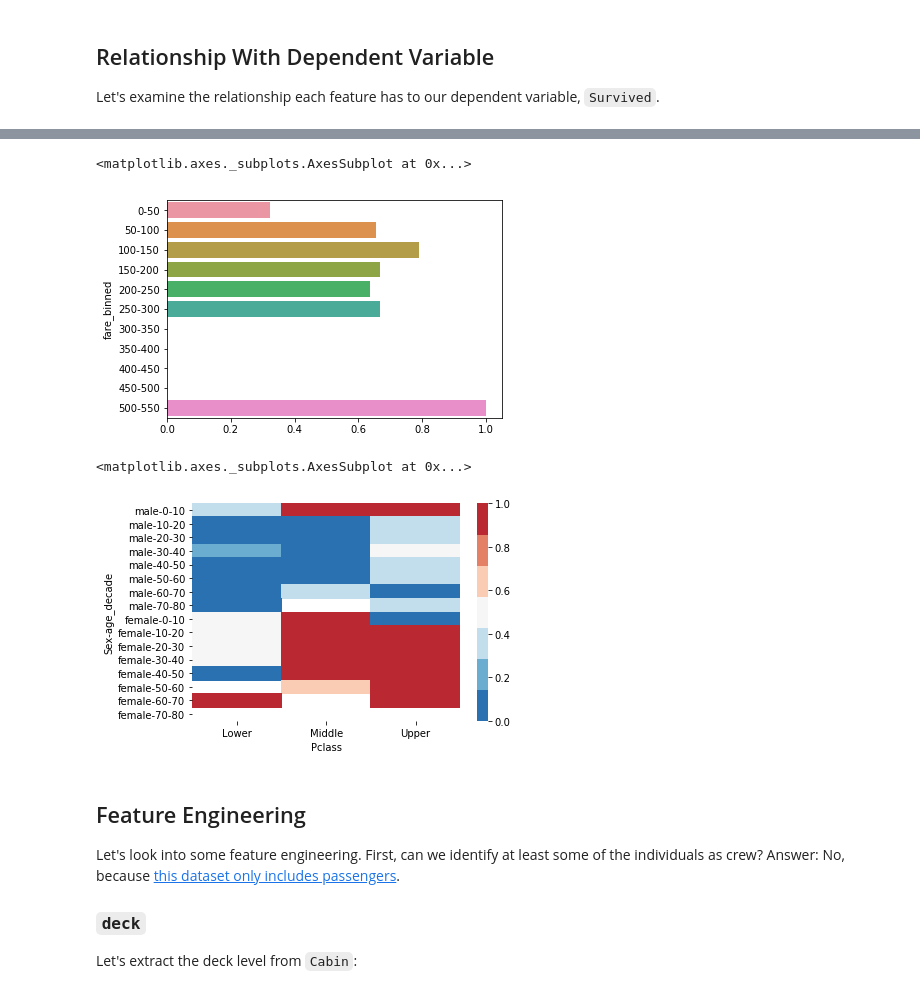
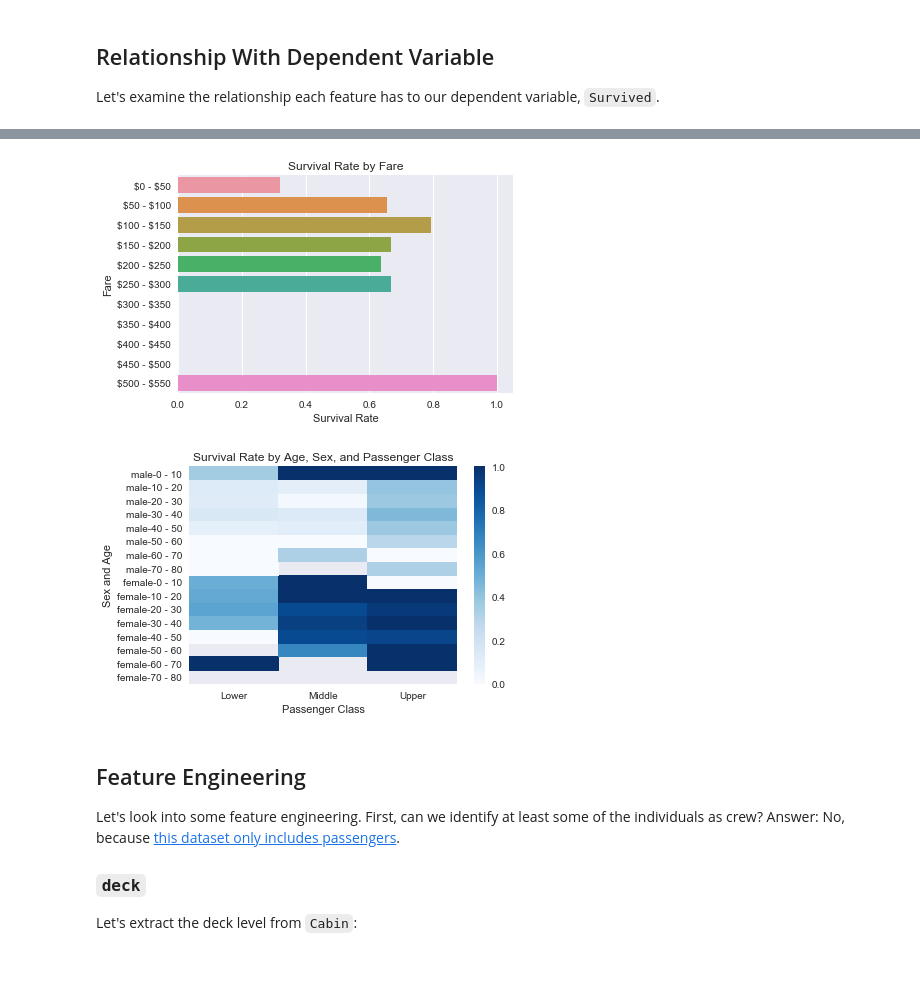
Before and after one commit to MatthewChatham/titanic, a Jupyter notebook: notebook.ipynb, the cells around one changed output, grey strips where cells are left out. Cells and saved outputs as stored; diff of their text form; code cells hidden in the pictures; blank space fills up the shorter version.

```diff
--- a/notebook.ipynb
+++ b/notebook.ipynb
@@ -297,7 +297,7 @@ dtype: bool
 # %%
 # Bin `Age`
 cut_points = [0, 10, 20, 30, 40, 50, 60, 70, 80]
-lbls = ['{}-{}'.format(cut_points[i], cut_points[i+1])
+lbls = ['{} - {}'.format(cut_points[i], cut_points[i+1])
         for i, val in enumerate(cut_points) if i < len(cut_points) - 1]
 binned_age = pd.cut(df['Age'],
        bins=cut_points,
@@ -306,11 +306,13 @@ df['age_binned'] = pd.Categorical(binned_age,
                                      categories=lbls, ordered=True)
 # Bin `Fare`
 cut_points = [i*50 for i in range(12)]
-lbls = ['{}-{}'.format(cut_points[i], cut_points[i+1])
+lbls = ['\${} - \${}'.format(cut_points[i], cut_points[i+1])
         for i, val in enumerate(cut_points) if i < len(cut_points) - 1]
 binned_fare = pd.cut(df['Fare'],
        bins=cut_points,
        labels=lbls)
 df['fare_binned'] = pd.Categorical(binned_fare,
                                      categories=lbls, ordered=True)
-df['fare_binned'][ df['Fare']==0 ] = '0-50'
+df['fare_binned'][ df['Fare']==0 ] = '\$0 - \$50'
+
+df.head()
@@ -392,15 +369,13 @@ sns.barplot(x=parch.index, y=parch)
 # %%
-fare = train.groupby('fare_binned').apply(prop_survived)
-sns.barplot(y=fare.index, x=fare)
+fare = df.loc[('train',), :].groupby('fare_binned').apply(prop_survived)
+sns.barplot(y=fare.index, x=fare).set(title="Survival Rate by Fare", xlabel="Survival Rate", ylabel="Fare");
 # %% [output]
-<matplotlib.axes._subplots.AxesSubplot at 0x...>
-[figure, old version]
+[figure, new version]
 # %%
-pv = pd.pivot_table(train, values='Survived', index=['Sex', 'age_decade'], columns=['Pclass']).round(2)
-sns.heatmap(pv, cmap=sns.color_palette("RdBu_r", 7), )
+pv = pd.pivot_table(df.loc[('train',), :], values='Survived', index=['Sex', 'age_binned'], columns=['Pclass']).round(2)
+sns.heatmap(pv, cmap="Blues").set(title="Survival Rate by Age, Sex, and Passenger Class", xlabel="Passenger Class", ylabel="Sex and Age");
 # %% [output]
-<matplotlib.axes._subplots.AxesSubplot at 0x...>
-[figure, old version]
+[figure, new version]
 # %% [markdown]
 ## Feature Engineering
 
```
Also changed, not shown: parts of 74 cells of this notebook, 1 other file.
